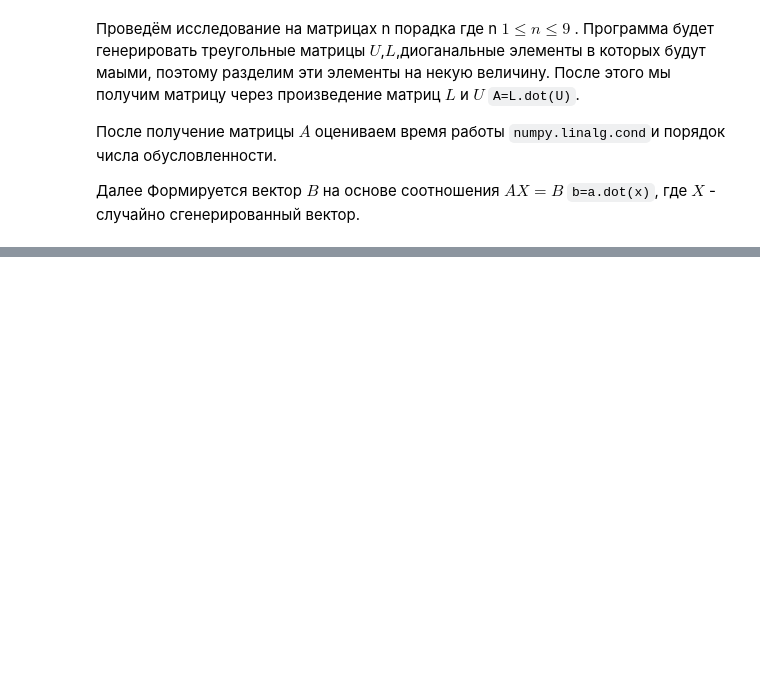
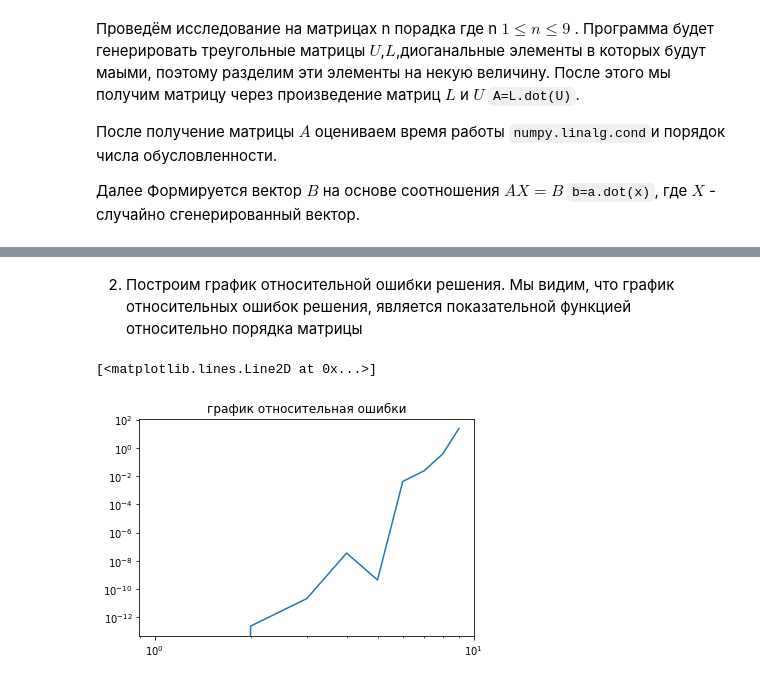
Before and after one commit to Stepa123de/CrmsOnPytHhon, a Jupyter notebook: CKAm.ipynb, the cells around one changed output, grey strips where cells are left out. Saved outputs shown, nothing was run; the diff lists cells and outputs as text; code cells hidden in the pictures; blank space fills up the shorter version.

```diff
--- a/CKAm.ipynb
+++ b/CKAm.ipynb
@@ -109,0 +115,8 @@ Text(0.5, 1.0, 'Condition')
+# %% [markdown]
+2) Построим график относительной ошибки решения. Мы видим, что график относительных ошибок решения, является показательной функцией относительно порядка матрицы
+# %%
+matplotlib.pyplot.title('график относительная ошибки')
+matplotlib.pyplot.loglog(Xline,misteces)
+# %% [output]
+[<matplotlib.lines.Line2D at 0x...>]
+[figure, added]
```
Also changed, not shown: parts of 16 cells of this notebook.
